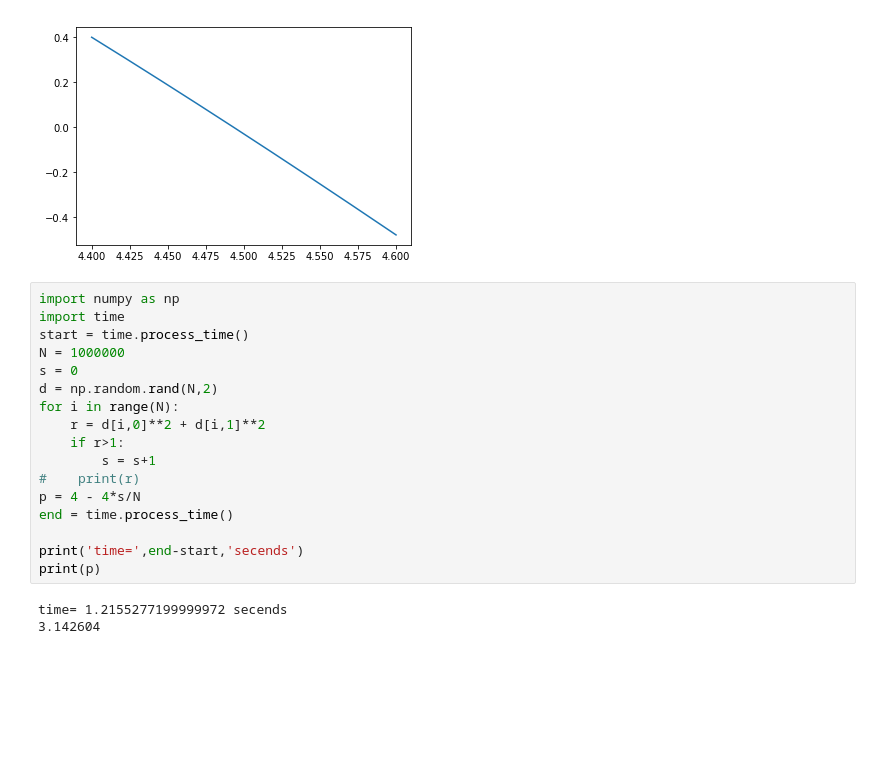
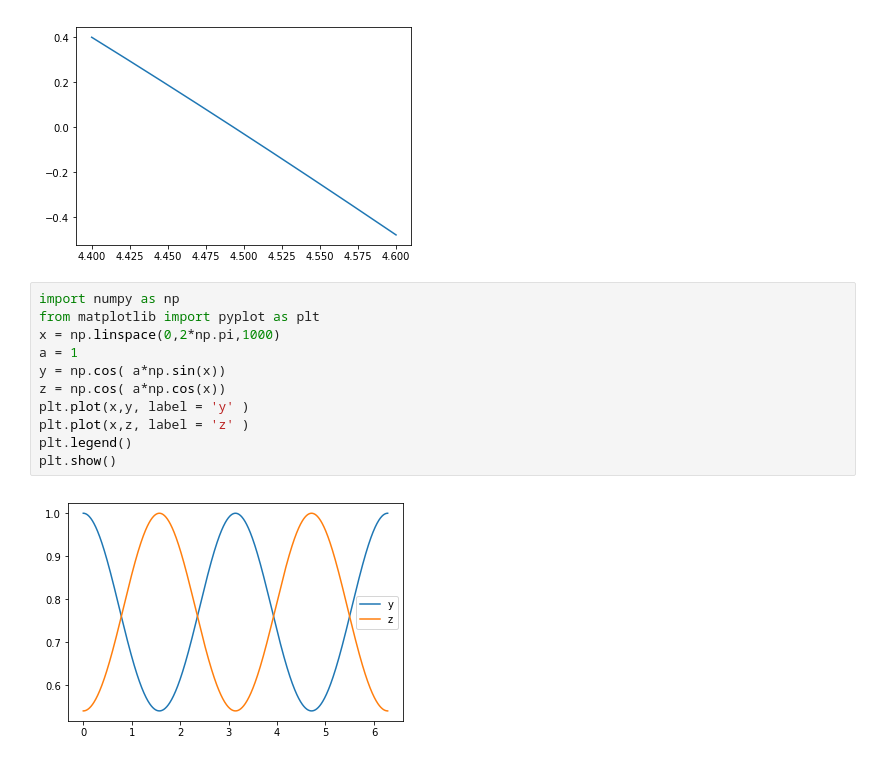
Before and after one commit to phyer219/jupyter_notebook_backup, a Jupyter notebook: jupyter_notebook/ZQW/draft.ipynb, the cells around one changed output. Saved outputs shown, nothing was run; the diff lists cells and outputs as text; blank space fills up the shorter version.

```diff
--- a/jupyter_notebook/ZQW/draft.ipynb
+++ b/jupyter_notebook/ZQW/draft.ipynb
@@ -7,23 +7,16 @@ plt.plot(x,y)
 plt.show()
 # %% [output]
 [figure]
-# %%
-import numpy as np
-import time
-start = time.process_time()
-N = 1000000
-s = 0
-d = np.random.rand(N,2)
-for i in range(N):
-    r = d[i,0]**2 + d[i,1]**2
-    if r>1:
-        s = s+1
-#    print(r)
-p = 4 - 4*s/N
-end = time.process_time()
-
-print('time=',end-start,'secends')
-print(p)
-# %% [output]
-time= 1.2155277199999972 secends
-3.142604
+# %%
+import numpy as np
+from matplotlib import pyplot as plt
+x = np.linspace(0,2*np.pi,1000)
+a = 1
+y = np.cos( a*np.sin(x))
+z = np.cos( a*np.cos(x))
+plt.plot(x,y, label = 'y' )
+plt.plot(x,z, label = 'z' )
+plt.legend()
+plt.show()
+# %% [output]
+[figure, added]
```
Also changed, not shown: 3 other files.
